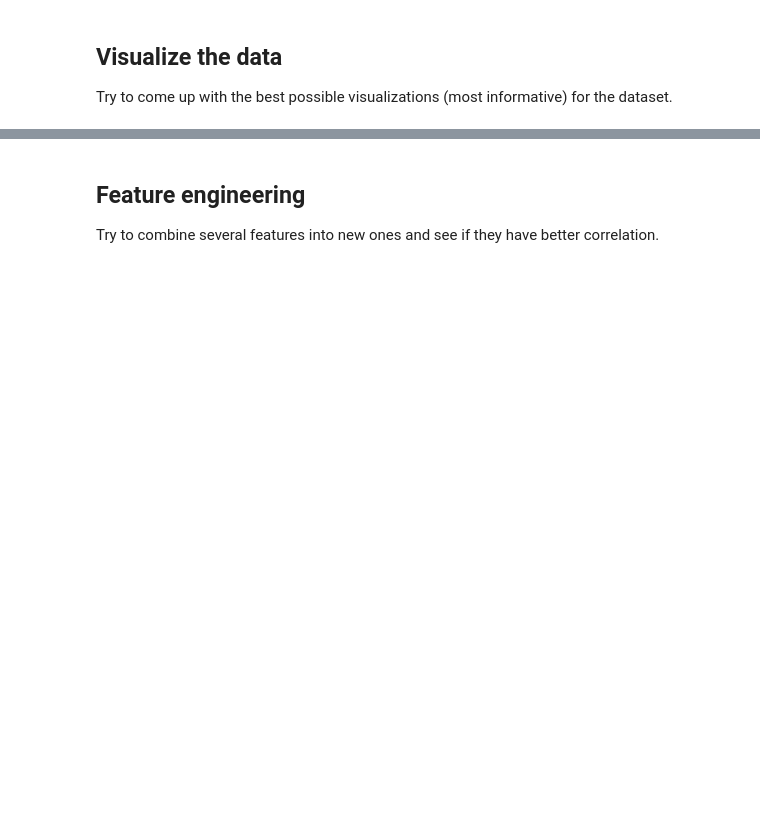
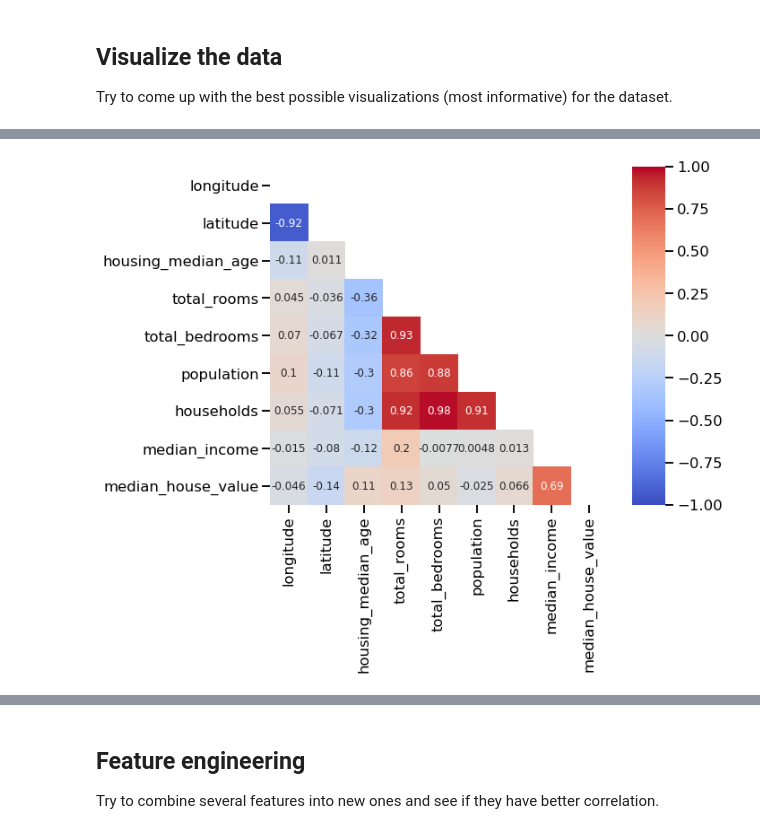
Before and after one commit to mikongame/California-Housing-Prices-Machine-Learning-Test-for-E-sports-Trading-SL, a Jupyter notebook: test_ml.ipynb, the cells around one changed output, grey strips where cells are left out. Saved outputs shown, nothing was run; the diff lists cells and outputs as text; code cells hidden in the pictures; blank space fills up the shorter version.

```diff
--- a/test_ml.ipynb
+++ b/test_ml.ipynb
@@ -158,0 +211,9 @@ Try to come up with the best possible visualizations (most informative) for the
+# %%
+mask = np.triu(np.ones_like(housing_df.corr(), dtype=np.bool))
+plt.figure(figsize=(16,8), constrained_layout=True)
+sns.heatmap(housing_df.corr(),square=True, cmap='coolwarm', vmin=-1, vmax=1, mask=mask, annot=True, annot_kws={"size": 12})
+plt.savefig('images/output_images/housing_corr.png')
+sns.set_context("talk")
+plt.show()
+# %% [output]
+[figure, added]
```
Also changed, not shown: parts of 39 cells of this notebook, 5 other files.
